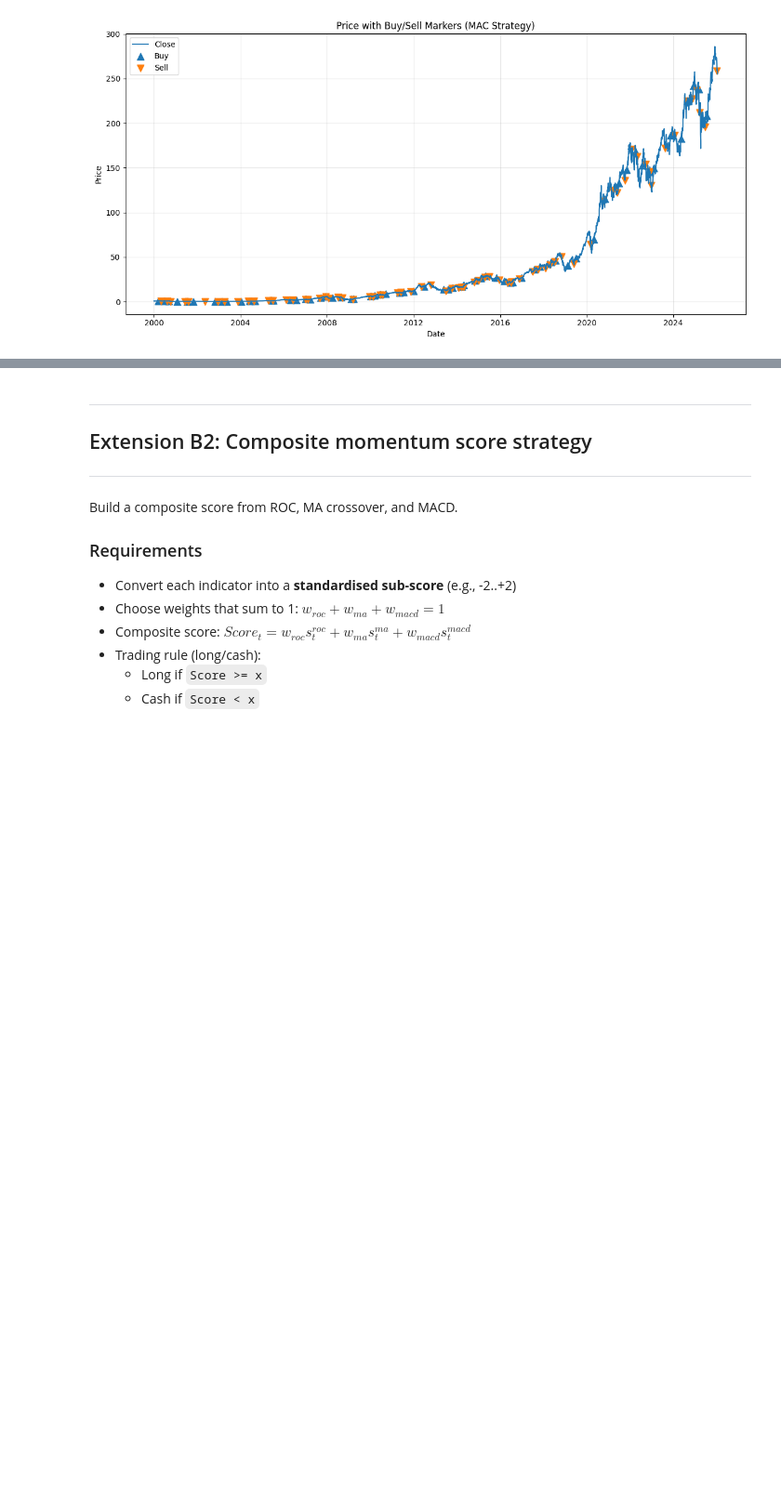
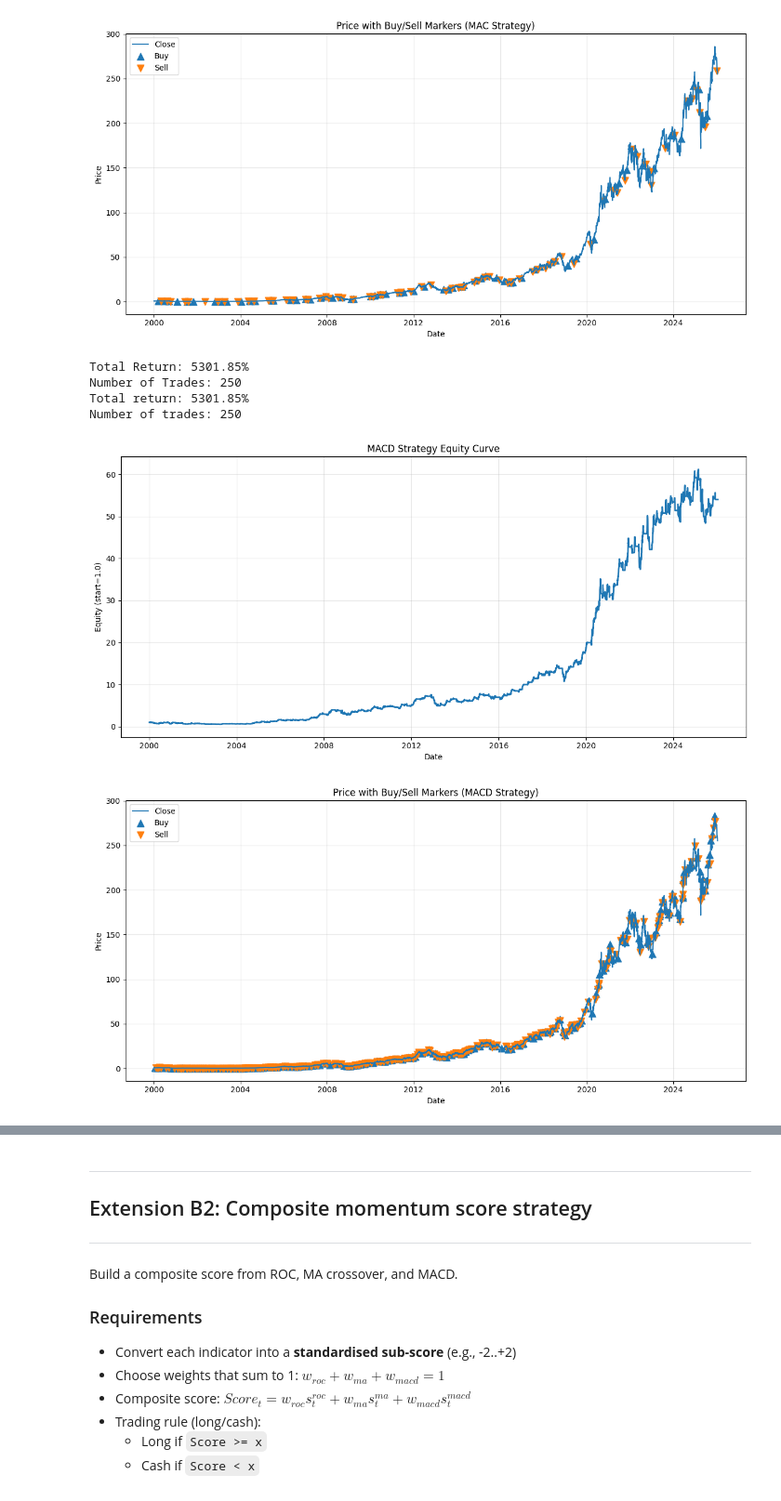
Before and after one commit to taliashapiro05/Momentum_assignment-1-, a Jupyter notebook: Momentum_assignment.ipynb, the cells around one changed output, grey strips where cells are left out. Shown at 93% size. Saved outputs shown, nothing was run; the diff lists cells and outputs as text; code cells hidden in the pictures; blank space fills up the shorter version.

```diff
--- a/Momentum_assignment.ipynb
+++ b/Momentum_assignment.ipynb
@@ -579,40 +578,47 @@ def macd_signals(df, short_window=12, long_window=26, signal_window=9):
 MACD_strategy = macd_signals(df.copy())
 MACD_strategy = backtest_signal_only(MACD_strategy, MACD_strategy["MACD_Signal"])
 
-total_return = MACD_strategy["equity"].iloc[-1] - 1
-num_trades = int((MACD_strategy["position"].diff().fillna(0) == 1).sum())
-print(f"Total return: {total_return:.2%}")
-print(f"Number of trades: {num_trades}")
+macd_total_return = MACD_strategy["equity"].iloc[-1] - 1
+macd_num_trades = int((MACD_strategy["position"].diff().fillna(0) == 1).sum())
+print(f"Total return: {macd_total_return:.2%}")
+print(f"Number of trades: {macd_num_trades}")
 
 # EQUITY CURVE
 
 plt.figure(figsize=(12, 6))
 plt.plot(MACD_strategy["Date"], MACD_strategy["equity"], linewidth=2)
 plt.title("MACD Strategy Equity Curve")
 plt.xlabel("Date")
 plt.ylabel("Equity (start=1.0)")
 plt.grid(True, alpha=0.3)
 plt.tight_layout()
 plt.show()
 
 # Price chart with buy/sell markers
 
 entries = MACD_strategy["position"].diff().fillna(0) == 1
 exits   = MACD_strategy["position"].diff().fillna(0) == -1
 
 plt.figure(figsize=(12, 6))
 plt.plot(MACD_strategy["Date"], MACD_strategy["Close"], linewidth=1.5, label="Close")
 
 plt.scatter(MACD_strategy.loc[entries, "Date"], MACD_strategy.loc[entries, "Close"],
             marker="^", s=80, label="Buy")
 
 plt.scatter(MACD_strategy.loc[exits, "Date"], MACD_strategy.loc[exits, "Close"],
             marker="v", s=80, label="Sell")
 
 plt.title("Price with Buy/Sell Markers (MACD Strategy)")
 plt.xlabel("Date")
 plt.ylabel("Price")
 plt.legend()
 plt.grid(True, alpha=0.3)
 plt.tight_layout()
 plt.show()
+# %% [output]
+Total Return: 5301.85%
+Number of Trades: 250
+Total return: 5301.85%
+Number of trades: 250
+[figure, added]
+[figure, added]
```
Also changed, not shown: parts of 3 cells of this notebook.
